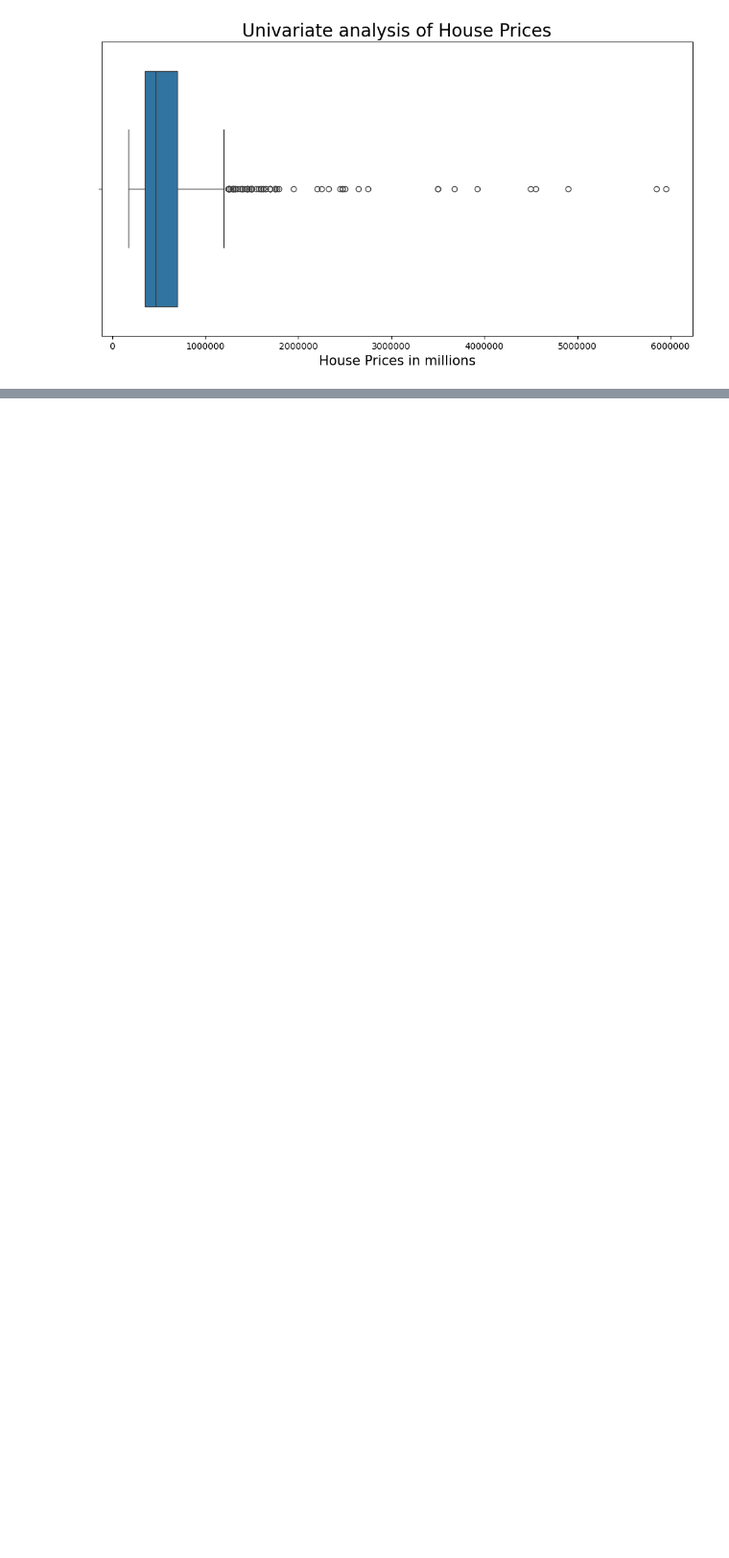
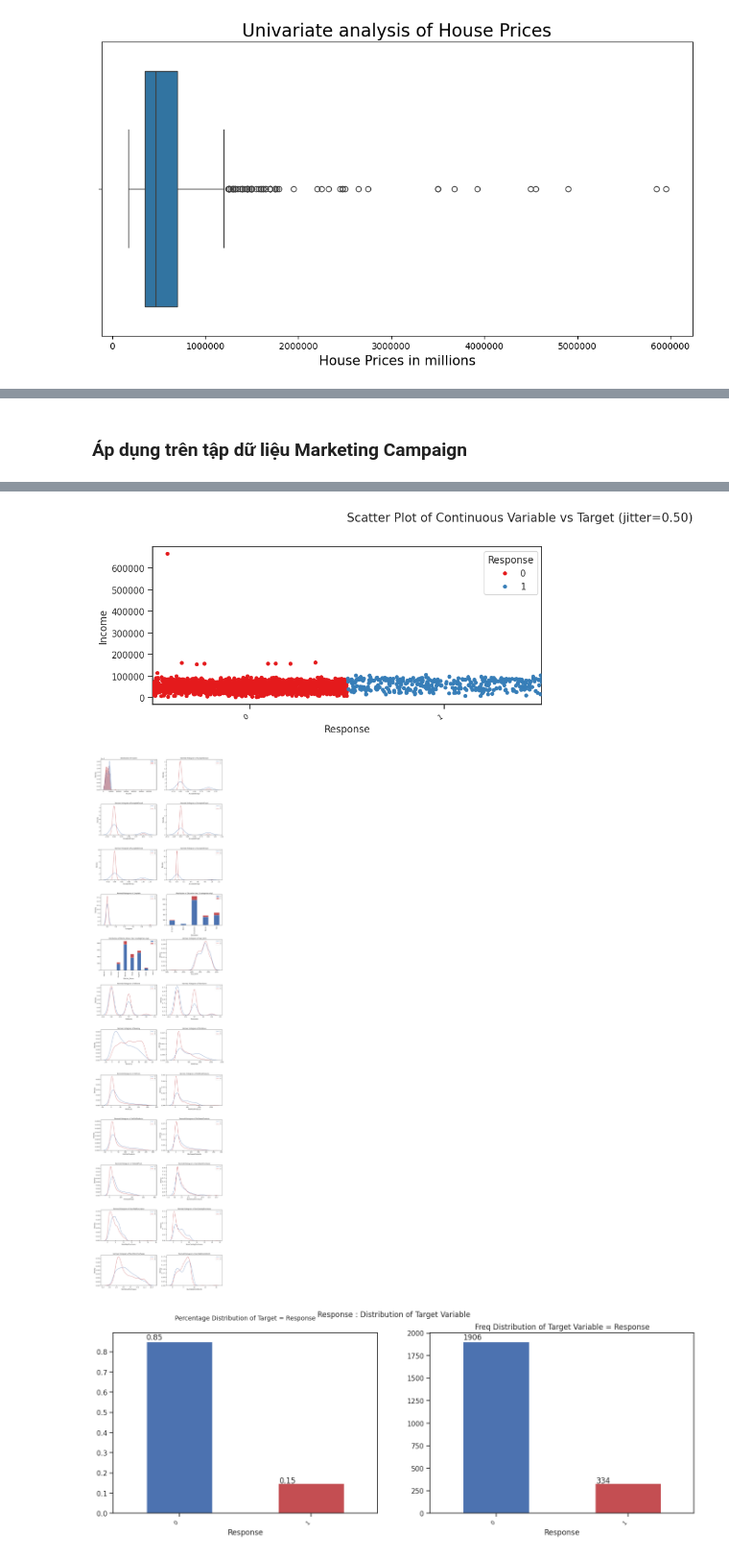
Before and after one commit to chien2734/sgu_data_analyst, a Jupyter notebook: BTL01_EDA/Task_1_3.ipynb, the cells around one changed output, grey strips where cells are left out. Shown at 96% size. Saved outputs shown, nothing was run; the diff lists cells and outputs as text; code cells hidden in the pictures; blank space fills up the shorter version.

Commit message:
Autoviz

```diff
--- a/BTL01_EDA/Task_1_3.ipynb
+++ b/BTL01_EDA/Task_1_3.ipynb
@@ -182,0 +428,21 @@ plt.savefig("Boxplot.png")
+# %% [markdown]
+### Áp dụng trên tập dữ liệu Marketing Campaign
+# %%
+from autoviz.AutoViz_Class import AutoViz_Class
+AV = AutoViz_Class()
+%matplotlib inline
+
+dft = AV.AutoViz(
+    filename="marketing_campaign.csv",
+    sep="\t",
+    depVar="Response",
+    dfte=None,
+    header=0,
+    verbose=1,
+    lowess=False,
+    chart_format="png",
+    max_rows_analyzed=50000,
+    max_cols_analyzed=50,
+    save_plot_dir="autoviz_charts"
+)
+# %% [output]
@@ -182,0 +483,3 @@ plt.savefig("Boxplot.png")
+[figure, added]
+[figure, added]
+[figure, added]
```
Also changed, not shown: parts of 51 cells of this notebook.
